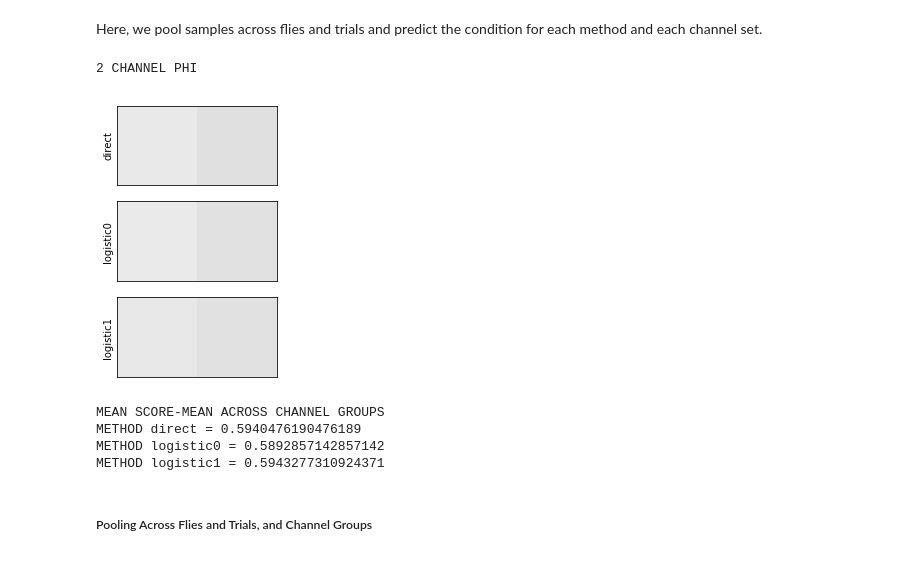
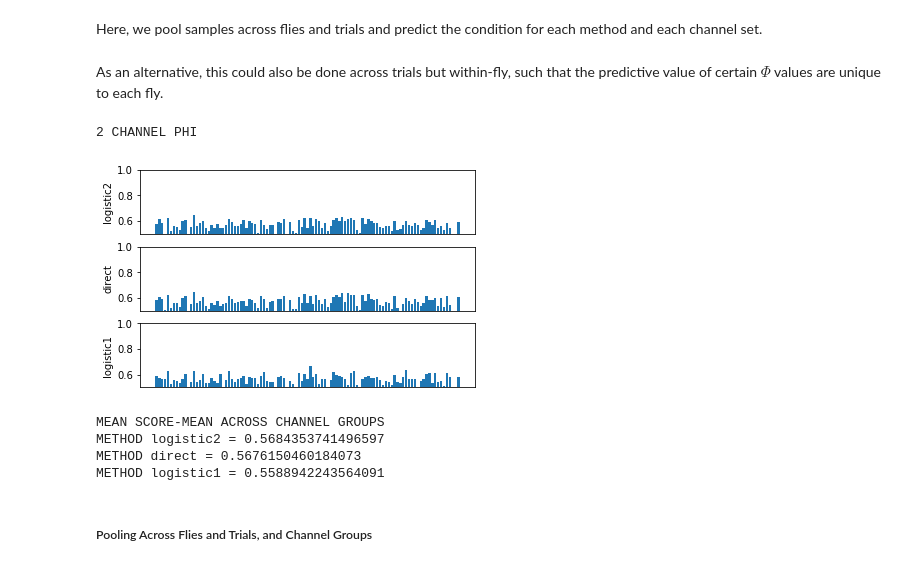
Before and after one commit to wjmn/logistic_phi, a Jupyter notebook: notebooks/exploratory.ipynb, the cells around one changed output. Drawn from its saved outputs; the diff is of its cells as text; code cells hidden in the pictures.

```diff
--- a/notebooks/exploratory.ipynb
+++ b/notebooks/exploratory.ipynb
@@ -568,7 +568,7 @@ def calculate_phis(data, n_test_channels, method, **kwargs):
 # %% [markdown]
 Let's examine one channel group's data.
 # %%
-test_ch_group = sio.loadmat("../data/processed/phis/PHI_2_METHOD_logistic1_CHS_0-2.mat")
+test_ch_group = sio.loadmat("../data/processed/phis/PHI_2_METHOD_direct_CHSET_0_CHS_0-1.mat")
 # %%
 test_ch_group_results = test_ch_group["ch_group_results"]
 # %%
@@ -752,6 +755,8 @@ Let's now make this into a loop.
 ##### Pooling Across Flies and Trials
 # %% [markdown]
 Here, we pool samples across flies and trials and predict the condition for each method and each channel set.
+# %% [markdown]
+As an alternative, this could also be done across trials but within-fly, such that the predictive value of certain $\Phi$ values are unique to each fly.
 # %%
 decoding_results = []
 
@@ -797,25 +802,27 @@ for filename in glob.glob(glob_str):
 # %%
 print("2 CHANNEL PHI")
 
 methods = list(set([d.get("method") for d in decoding_results]))
 n_methods = len(methods)
 ch_num = 2
 
 for result in decoding_results:
     all_methods = np.zeros((n_methods, len(decoding_results) // n_methods))
     for i, method in enumerate(methods):
         method_means = [d.get("score_mean") for d in decoding_results if d.get("method") == method]
         all_methods[i, :] = method_means
 
 for i_m in range(n_methods):
     plt.subplot(n_methods, 1, i_m+1)
-    plt.imshow(all_methods[i_m, :].reshape(1, -1), vmin=0.5, vmax=1, cmap="Greys")
+    plt.bar(range(all_methods.shape[1]), all_methods[i_m, :])
+    #plt.imshow(all_methods[i_m, :].reshape(1, -1), vmin=0, vmax=1, cmap="Greys", aspect="auto")
+    plt.ylim((0.5, 1))
     plt.ylabel(methods[i_m])
-    plt.yticks([])
+    #plt.yticks([])
     plt.xticks([])
 # %% [output]
 2 CHANNEL PHI
-[figure, old version]
+[figure, new version]
 # %%
 print("MEAN SCORE-MEAN ACROSS CHANNEL GROUPS")
 
@@ -825,9 +832,9 @@ for method in methods:
     print("METHOD {} = {}".format(method, method_mean))
 # %% [output]
 MEAN SCORE-MEAN ACROSS CHANNEL GROUPS
-METHOD direct = 0.5940476190476189
-METHOD logistic0 = 0.5892857142857142
-METHOD logistic1 = 0.5943277310924371
+METHOD logistic2 = 0.5684353741496597
+METHOD direct = 0.5676150460184073
+METHOD logistic1 = 0.5588942243564091
 # %% [markdown]
 ##### Pooling Across Flies and Trials, and Channel Groups
 # %% [markdown]
```
Also changed, not shown: parts of 8 cells of this notebook.
